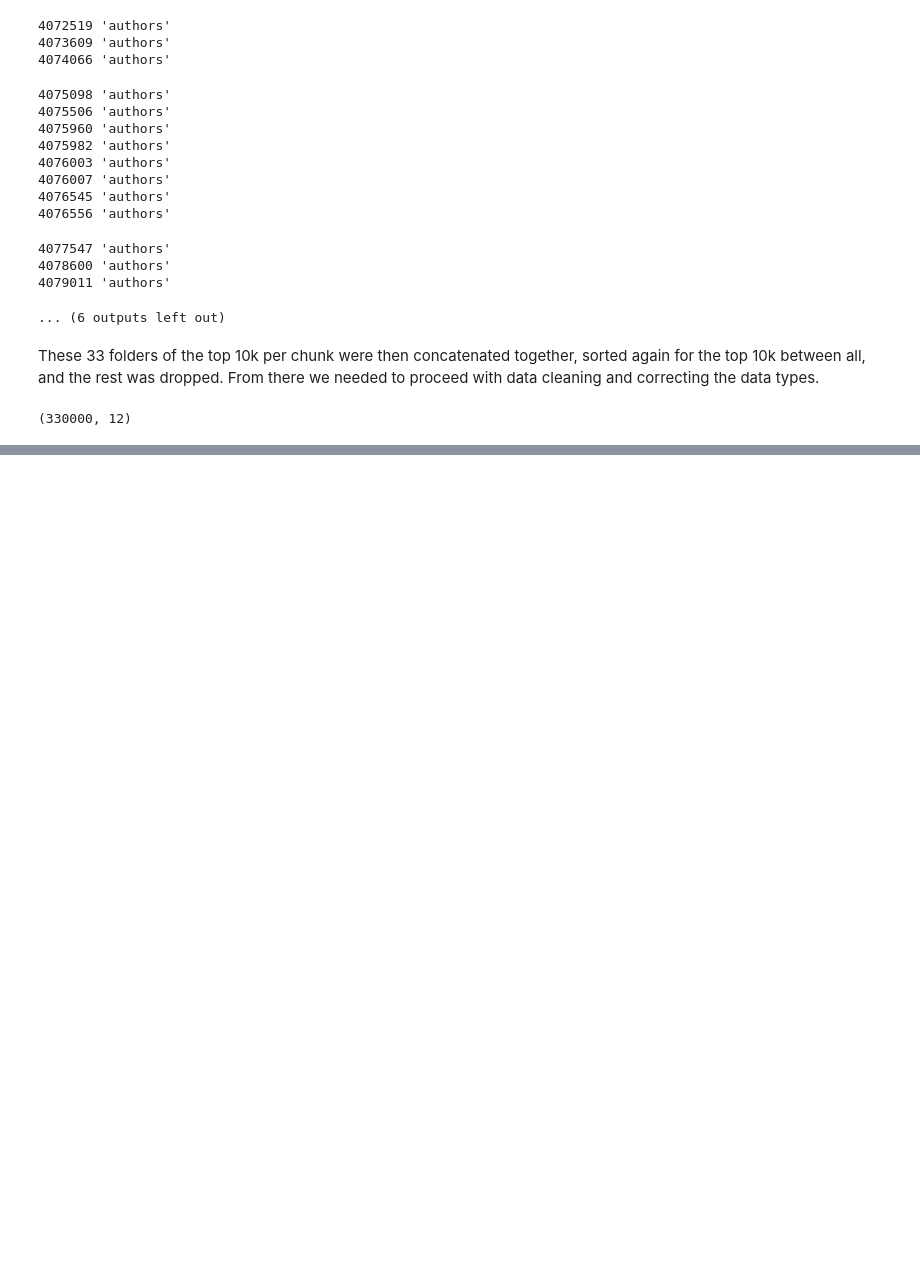
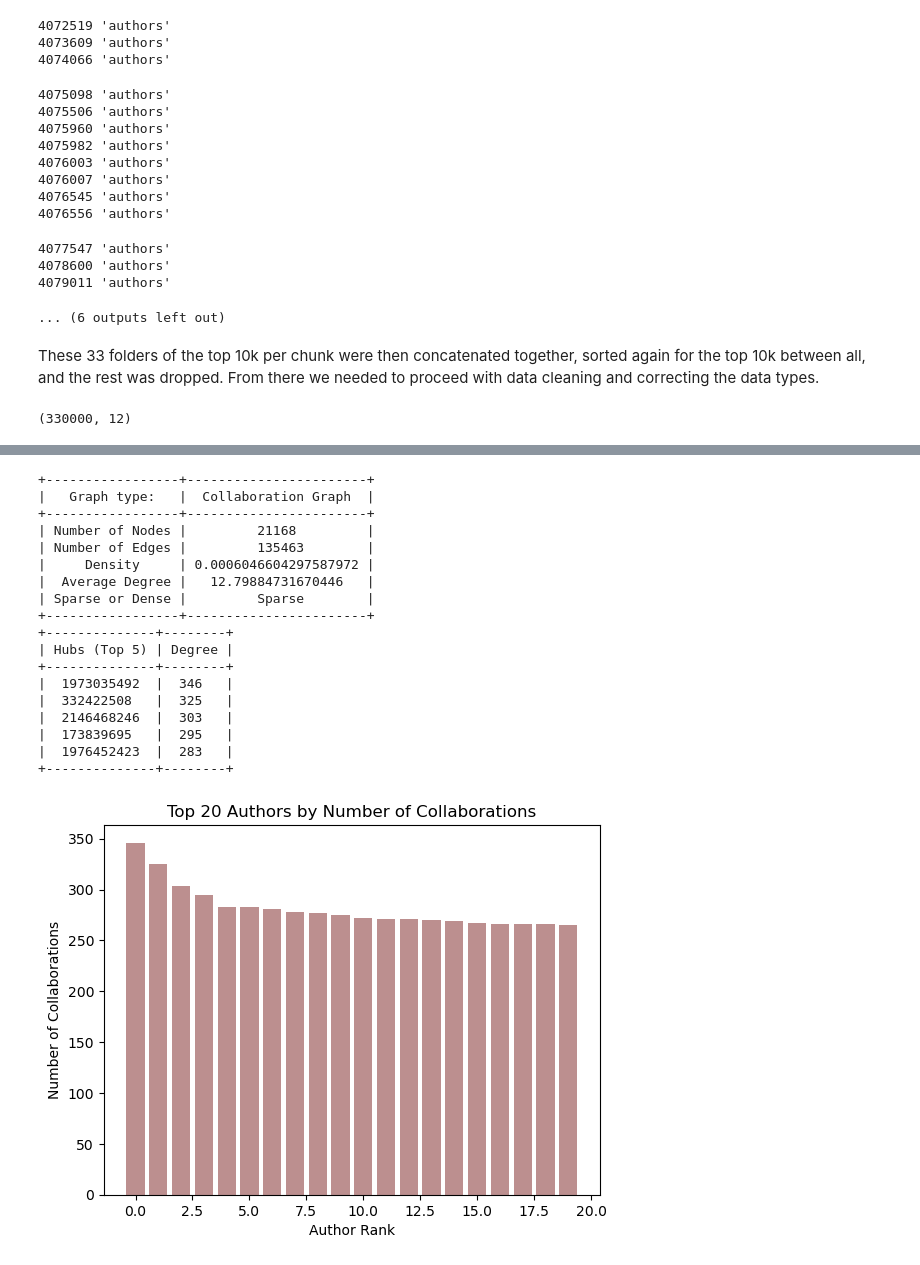
Before and after one commit to Ykanj/ADM-HW-5, a Jupyter notebook: Main.ipynb, the cells around one changed output, grey strips where cells are left out. Saved outputs shown, nothing was run; the diff lists cells and outputs as text; code cells hidden in the pictures; blank space fills up the shorter version.

```diff
--- a/Main.ipynb
+++ b/Main.ipynb
@@ -142,0 +219,38 @@ concatenated_df.to_csv(r"Top_10k_cleaned.csv")
+# %%
+def create_collaboration_graph(dataframe: pd.DataFrame):
+    # Creating a graph
+    collaboration_graph = nx.Graph()
+
+    # Iterating through papers in the DataFrame and adding as nodes all the authors for each paper
+    for _, row in dataframe.iterrows():
+        authors = row['authors']
+
+        # Check if authors is not NaN and is a dictionary
+        if authors is not np.nan and isinstance(authors, dict):
+
+            # Adding the author to the graph if there's only a single author without collaborators
+            if len(authors) == 1:
+                author = list(authors.keys())[0]
+                # Adding the author only if they are not already present in the graph
+                if not collaboration_graph.has_node(author):
+                    collaboration_graph.add_node(author)
+
+            # Adding edges if there are at least two authors
+            elif len(authors) > 1:
+                author_ids = list(authors.keys())
+                # Iterating over all pairs of authors
+                for i in range(len(author_ids)):
+                    for j in range(i + 1, len(author_ids)):
+                        author1 = author_ids[i]
+                        author2 = author_ids[j]
+
+                        # Adding the edge or increasing weight of the edge between authors
+                        if author1 != author2:
+                            if collaboration_graph.has_edge(author1, author2):
+                                # If the edge already exists, increase the weight by 1
+                                collaboration_graph[author1][author2]['weight'] += 1
+                            else:
+                                # If the edge doesn't exist, create a new edge with weight 1. Nodes are automatically added if not already present in the graph
+                                collaboration_graph.add_edge(author1, author2, weight=1)
+
+    return collaboration_graph
@@ -142,0 +259,2 @@ concatenated_df.to_csv(r"Top_10k_cleaned.csv")
+# %%
+collaboration_graph = create_collaboration_graph(concatenated_df)
@@ -142,0 +402,22 @@ concatenated_df.to_csv(r"Top_10k_cleaned.csv")
+# %%
+funct_1(collaboration_graph,"Collaboration Graph")
+# %% [output]
++-----------------+-----------------------+
+|   Graph type:   |  Collaboration Graph  |
++-----------------+-----------------------+
+| Number of Nodes |         21168         |
+| Number of Edges |         135463        |
+|     Density     | 0.0006046604297587972 |
+|  Average Degree |   12.79884731670446   |
+| Sparse or Dense |         Sparse        |
++-----------------+-----------------------+
++--------------+--------+
+| Hubs (Top 5) | Degree |
++--------------+--------+
+|  1973035492  |  346   |
+|  332422508   |  325   |
+|  2146468246  |  303   |
+|  173839695   |  295   |
+|  1976452423  |  283   |
++--------------+--------+
+[figure, added]
```
Also changed, not shown: parts of 12 cells of this notebook, 2 other files.
